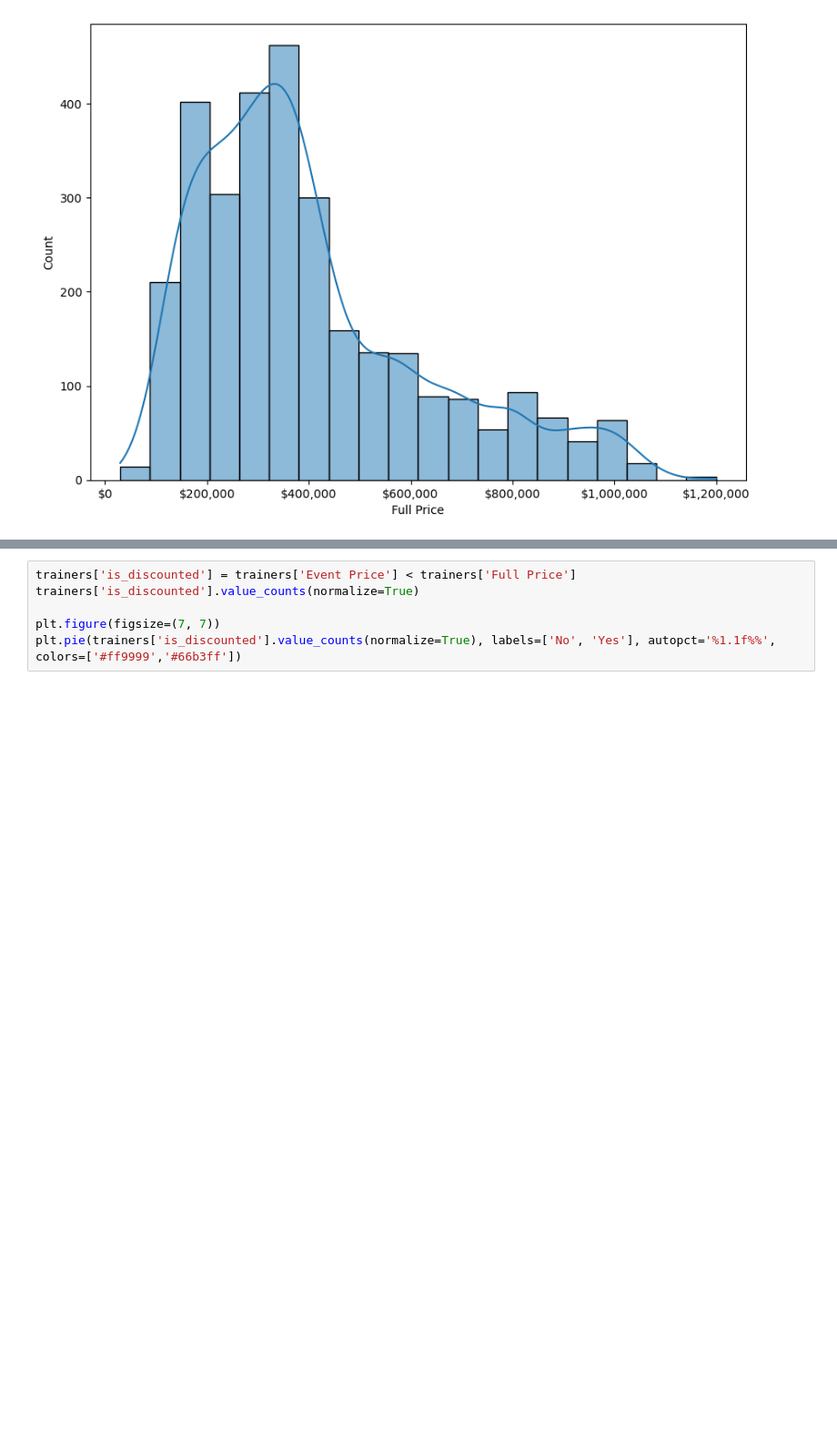
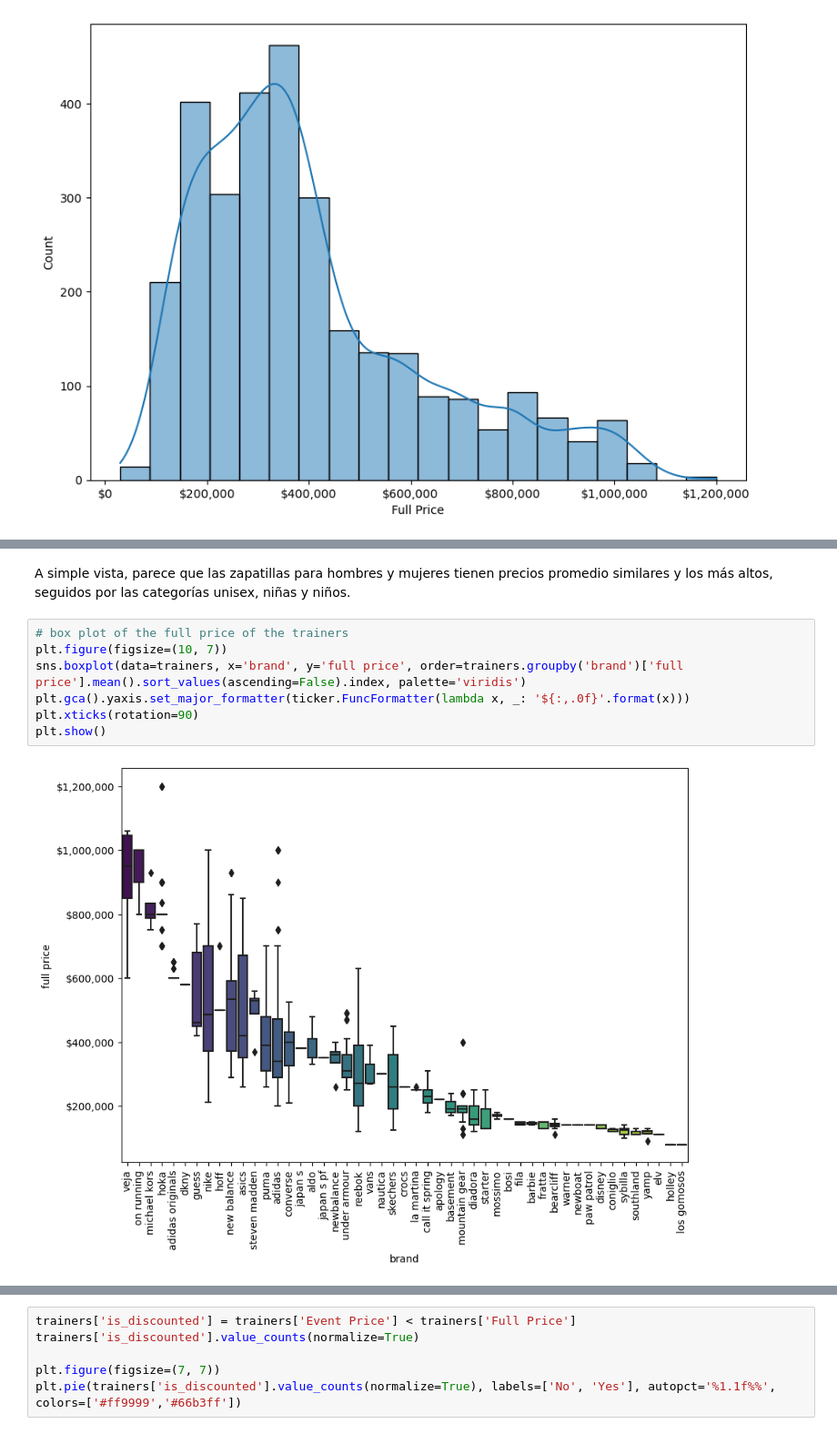
Before and after one commit to sofi-devv/Bootcamp-DS, a Jupyter notebook: falabella/visualizations/viz-fl.ipynb, the cells around one changed output, grey strips where cells are left out. Shown at 91% size. Cells and saved outputs as stored; diff of their text form; blank space fills up the shorter version.

```diff
--- a/falabella/visualizations/viz-fl.ipynb
+++ b/falabella/visualizations/viz-fl.ipynb
@@ -95,0 +91,11 @@ La mayoria de lo s precios se encuentra entre los 100 y 500 mil pesos. Tambien s
+# %% [markdown]
+A simple vista, parece que las zapatillas para hombres y mujeres tienen precios promedio similares y los más altos, seguidos por las categorías unisex, niñas y niños.
+# %%
+# box plot of the full price of the trainers
+plt.figure(figsize=(10, 7))
+sns.boxplot(data=trainers, x='brand', y='full price', order=trainers.groupby('brand')['full price'].mean().sort_values(ascending=False).index, palette='viridis')
+plt.gca().yaxis.set_major_formatter(ticker.FuncFormatter(lambda x, _: '${:,.0f}'.format(x)))
+plt.xticks(rotation=90)
+plt.show()
+# %% [output]
+[figure, added]
```
Also changed, not shown: parts of 12 cells of this notebook, 1 other file.
